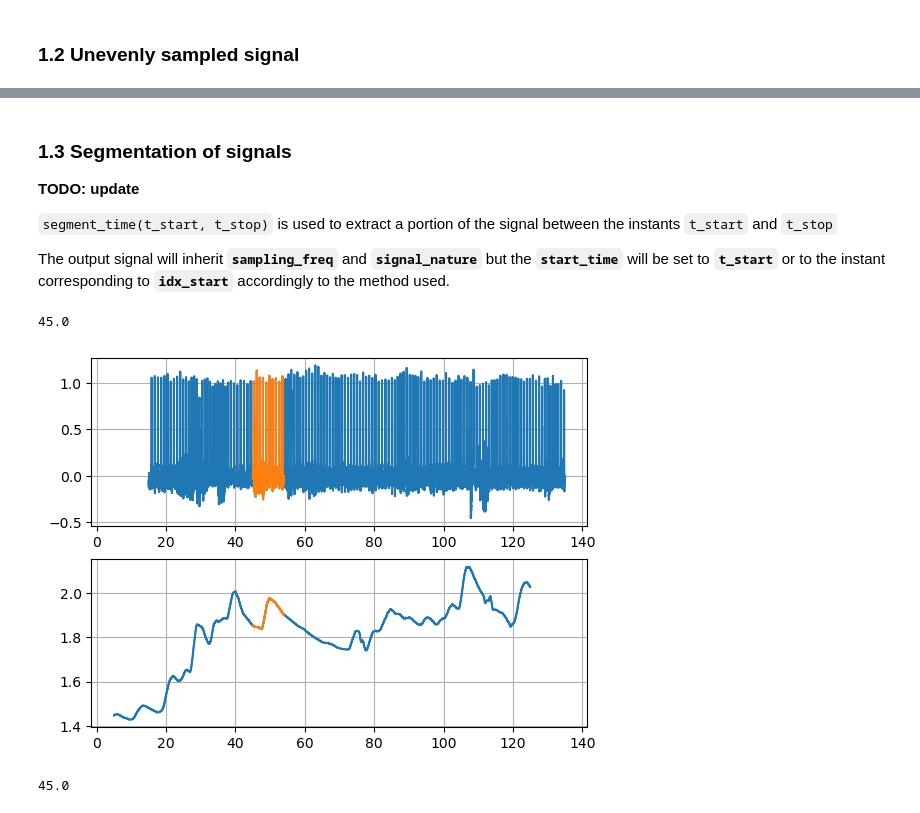
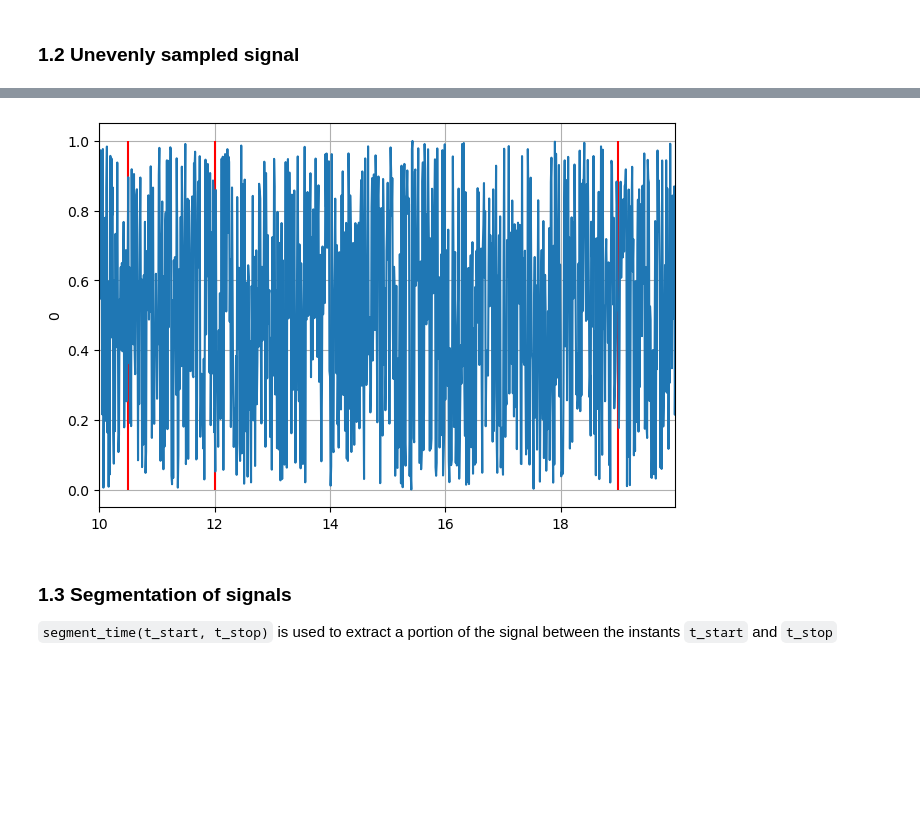
Before and after one commit to Stefans-code/Project_Work, a Jupyter notebook: tutorials/1-signals.ipynb, the cells around one changed output, grey strips where cells are left out. Cells and saved outputs as stored; diff of their text form; code cells hidden in the pictures; blank space fills up the shorter version.

```diff
--- a/tutorials/1-signals.ipynb
+++ b/tutorials/1-signals.ipynb
@@ -219,11 +174,17 @@ Start time:
+# %%
+#create a trigger signal and plot it with other signals
+times = [10.5, 12, 19]
+values = np.ones(len(times))
+
+trigger = create_signal(values, times=times)
+
+trigger.p.plot('|', color = 'red') #plotting vertical bars to show the trigger position
+signal.p.plot()
+# %% [output]
+[figure, added]
 # %% [markdown]
 ### 1.3 Segmentation of signals
 
-**TODO: update**
-
-`segment_time(t_start, t_stop)` is used to extract a portion of the signal between the instants `t_start` and
-`t_stop`
-
-The output signal will inherit **`sampling_freq`** and **`signal_nature`** but the **`start_time`** will be set to **`t_start`** or to the instant corresponding to **`idx_start`** accordingly to the method used.
+`segment_time(t_start, t_stop)` is used to extract a portion of the signal between the instants `t_start` and `t_stop`
 # %%
 # segmentation of ES
@@ -232,18 +191,0 @@ eda_segment = eda.p.segment_time(45, 54)
-# %%
-# plot
-ax1 = plt.subplot(211)
-ecg.p.plot()
-ecg_segment.p.plot('r')
-
-plt.subplot(212, sharex=ax1)
-eda.p.plot()
-eda_segment.p.plot('r')
-
-print(ecg_segment.p.get_start_time())
-# %% [output]
-45.0
-[figure, removed]
-# %%
-ecg_segment.p.get_start_time()
-# %% [output]
-45.0
```
Also changed, not shown: parts of 35 cells of this notebook, 17 other files.
